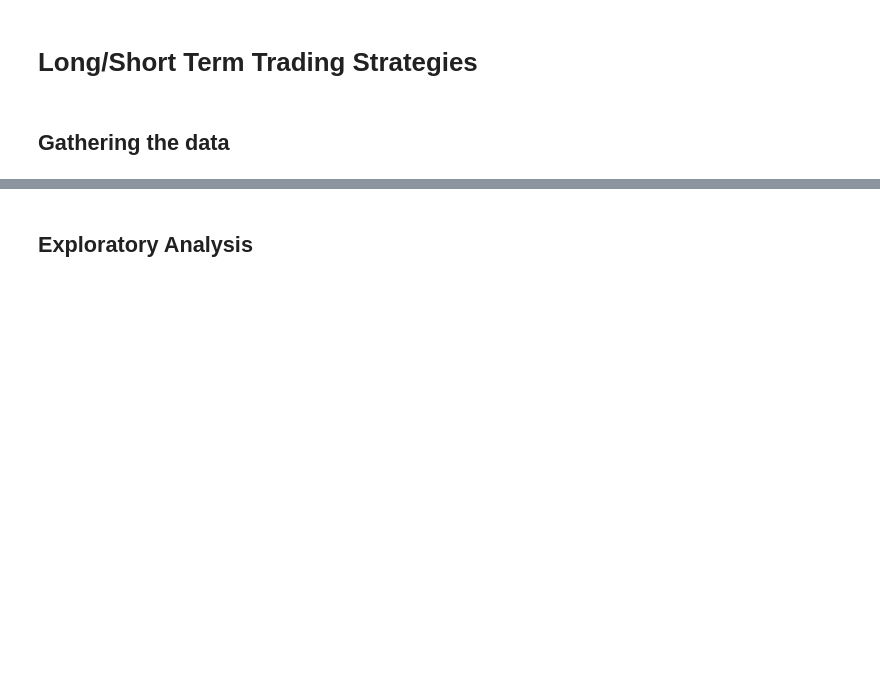
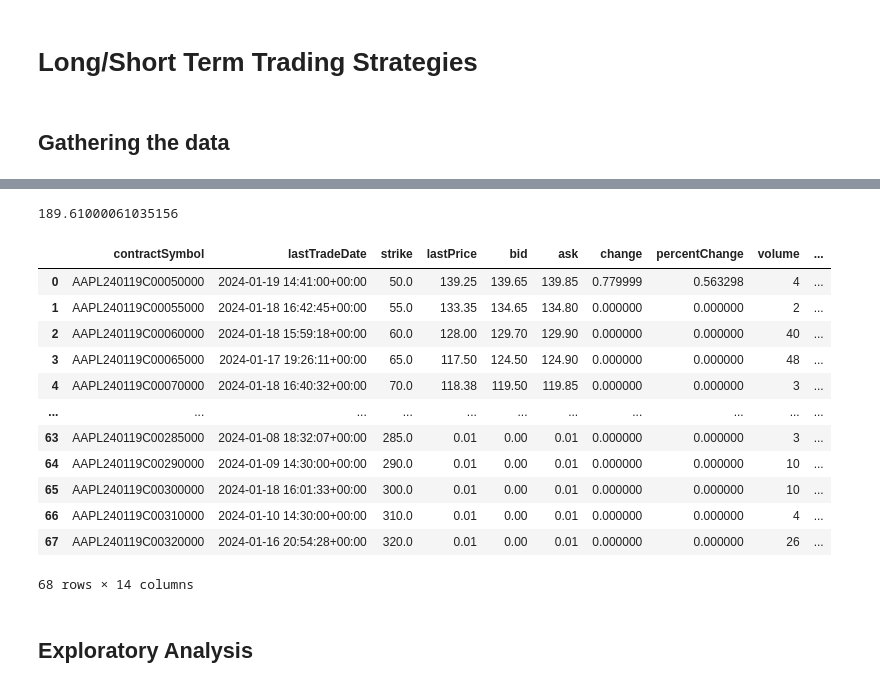
Before and after one commit to pmnerfed/capstone_option_trading, a Jupyter notebook: Review/Review.ipynb, the cells around one changed output, grey strips where cells are left out. Cells and saved outputs as stored; diff of their text form; code cells hidden in the pictures; blank space fills up the shorter version.

```diff
--- a/Review/Review.ipynb
+++ b/Review/Review.ipynb
@@ -16,8 +14,6 @@ from datetime import datetime
 # %% [markdown]
 ## Gathering the data
 # %%
-# prompt: import and analyse AAPL stock option data
-
 import yfinance as yf
 import pandas as pd
 import matplotlib.pyplot as plt
@@ -25,14 +21,14 @@ import matplotlib.pyplot as plt
 # Load AAPL stock option data
 ticker = 'AAPL'
 expiry = '2023-03-17'
+
 strike = 140
 
 # Get option chain data
 option_chain = yf.Ticker(ticker).option_chain()
 
 # Print option chain data
-print(option_chain)
+# print(option_chain)
 
 # Plot the option chain data
-option_chain.plot_option_chains()
-plt.show()
+calls = option_chain.calls
@@ -57,0 +35,20 @@ AttributeError: 'Options' object has no attribute 'plot_option_chains'
+# %%
+yf.Ticker('AAPL').basic_info['lastPrice']
+# %% [output]
+189.61000061035156
+# %%
+calls
+# %% [output]
+|  | contractSymbol | lastTradeDate | strike | lastPrice | bid | ask | change | percentChange | volume | ... |
+| 0 | AAPL240119C00050000 | 2024-01-19 14:41:00+00:00 | 50.0 | 139.25 | 139.65 | 139.85 | 0.779999 | 0.563298 | 4 | ... |
+| 1 | AAPL240119C00055000 | 2024-01-18 16:42:45+00:00 | 55.0 | 133.35 | 134.65 | 134.80 | 0.000000 | 0.000000 | 2 | ... |
+| 2 | AAPL240119C00060000 | 2024-01-18 15:59:18+00:00 | 60.0 | 128.00 | 129.70 | 129.90 | 0.000000 | 0.000000 | 40 | ... |
+| 3 | AAPL240119C00065000 | 2024-01-17 19:26:11+00:00 | 65.0 | 117.50 | 124.50 | 124.90 | 0.000000 | 0.000000 | 48 | ... |
+| 4 | AAPL240119C00070000 | 2024-01-18 16:40:32+00:00 | 70.0 | 118.38 | 119.50 | 119.85 | 0.000000 | 0.000000 | 3 | ... |
+| ... | ... | ... | ... | ... | ... | ... | ... | ... | ... | ... |
+| 63 | AAPL240119C00285000 | 2024-01-08 18:32:07+00:00 | 285.0 | 0.01 | 0.00 | 0.01 | 0.000000 | 0.000000 | 3 | ... |
+| 64 | AAPL240119C00290000 | 2024-01-09 14:30:00+00:00 | 290.0 | 0.01 | 0.00 | 0.01 | 0.000000 | 0.000000 | 10 | ... |
+| 65 | AAPL240119C00300000 | 2024-01-18 16:01:33+00:00 | 300.0 | 0.01 | 0.00 | 0.01 | 0.000000 | 0.000000 | 10 | ... |
+| 66 | AAPL240119C00310000 | 2024-01-10 14:30:00+00:00 | 310.0 | 0.01 | 0.00 | 0.01 | 0.000000 | 0.000000 | 4 | ... |
+| 67 | AAPL240119C00320000 | 2024-01-16 20:54:28+00:00 | 320.0 | 0.01 | 0.00 | 0.01 | 0.000000 | 0.000000 | 26 | ... |
+68 rows × 14 columns
```
Also changed, not shown: parts of 3 cells of this notebook.
